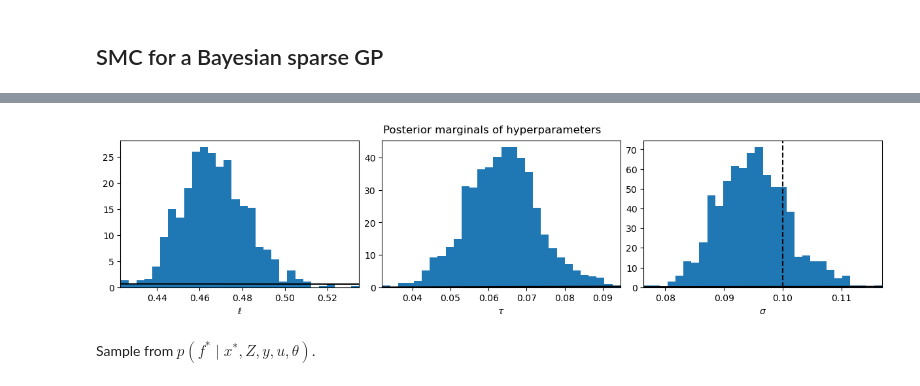
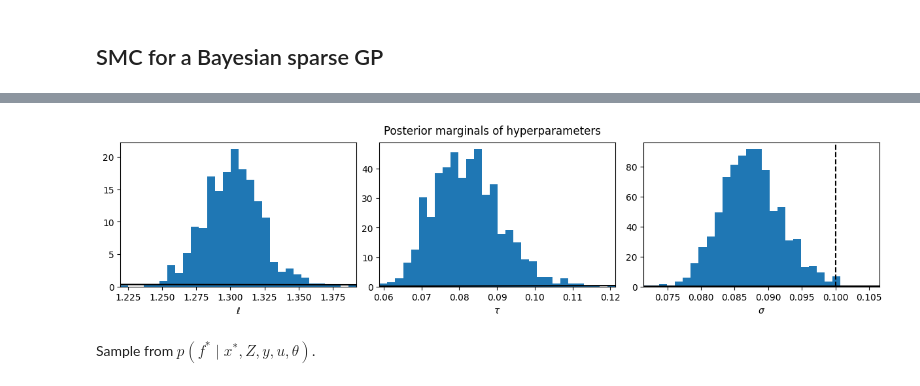
Before and after one commit to UncertaintyInComplexSystems/bamojax, a Jupyter notebook: bamojax/examples/bnp/sparse_gaussian_process_regression.ipynb, the cells around one changed output, grey strips where cells are left out. Cells and saved outputs as stored; diff of their text form; code cells hidden in the pictures.

Commit message:
Fixed BSGP FITC approximation

```diff
--- a/bamojax/examples/bnp/sparse_gaussian_process_regression.ipynb
+++ b/bamojax/examples/bnp/sparse_gaussian_process_regression.ipynb
@@ -136,10 +136,17 @@ def FITC_link_fn(x, z, u, scale, **hyperparameters):
     tau = hyperparameters['variance']
     K_xz = cov_fn(cov_params, x, z)
     K_zz = cov_fn(cov_params, z, z)
-    mean = jnp.dot(K_xz, jnp.linalg.solve(K_zz, u))
-    fitc_cov = tau*jnp.ones(n,) - jnp.diag(jnp.dot(K_xz, jnp.linalg.solve(K_zz, K_xz.T)))
 
-    return dict(loc=mean, scale=fitc_cov + scale)
+    jitter = 1e-6 * jnp.eye(K_zz.shape[0])
+    L = jnp.linalg.cholesky(K_zz + jitter)               # L = cholesky(K_zz)
+    V = jnp.linalg.solve(L, K_xz.T)             # L^-1 K_zx
+    alpha = jnp.linalg.solve(L, u)             # L^-1 u
+
+    mean = jnp.dot(V.T, alpha)                 # K_xz K_zz^-1 u
+    fitc_diag = tau*jnp.ones(n,) - jnp.sum(V**2, axis=0)
+    total_var = jnp.clip(fitc_diag, a_min=1e-6) + scale**2
+
+    return dict(loc=mean, scale=jnp.sqrt(total_var))
 
 #
 
@@ -154,8 +161,8 @@ obs_noise = BSGP.add_node(name='obs_noise', distribution=dist.TransformedDistrib
 
 x_node = BSGP.add_node(name='x', observations=x)
 # We can try different priors on the locations of the inducing points.
-# z_node = BSGP.add_node(name='z', distribution=dx.Uniform(low=0*jnp.ones(m, ), high=20*jnp.ones(m, )))
-z_node = BSGP.add_node(name='z', distribution=AscendingDistribution(min_u=0.0, max_u=20.0, num_el=m))
+z_node = BSGP.add_node(name='z', distribution=dist.Uniform(low=0*jnp.ones(m, ), high=20*jnp.ones(m, )))
+# z_node = BSGP.add_node(name='z', distribution=AscendingDistribution(min_u=0.0, max_u=20.0, num_el=m))
 u_node = BSGP.add_node(name='u', distribution=GaussianProcessFactory(mean_fn=Zero(), cov_fn=cov_fn),
                        parents=dict(input=z_node,
                                     lengthscale=lengthscale,
@@ -204,18 +211,18 @@ step_fns = dict(lengthscale=normal_random_walk,
                 z=normal_random_walk,
                 u=elliptical_slice)
 
-step_fn_params = dict(lengthscale=dict(sigma=0.2),
-                      variance=dict(sigma=1.0),
+step_fn_params = dict(lengthscale=dict(sigma=0.05),
+                      variance=dict(sigma=0.1),
                       obs_noise=dict(sigma=0.01),
                       z=dict(sigma=0.01*jnp.eye(m)),
                       u=dict(implied_mvn_prior=True, name='elliptical_slice'))
 
 gibbs = gibbs_sampler(BSGP, step_fns=step_fns, step_fn_params=step_fn_params)
 
-key, subkey = jrnd.split(key)
+key = jrnd.PRNGKey(0)
 
 engine = SMCInference(model=BSGP, mcmc_kernel=gibbs, num_particles=num_particles, num_mutations=num_mcmc_steps, return_diagnostics=True)
-result = engine.run(subkey)
+result = engine.run(key)
 
 final_info = result['final_info']
 lml = result['lml']
@@ -230,24 +246,24 @@ print('number of SMC iterations:', n_iter)
 # %%
 symbols = [r'\ell', r'\tau', r'\sigma']
 names = ['lengthscale', 'variance', 'obs_noise']
 _, axes = plt.subplots(nrows=1, ncols=3, figsize=(12, 3), constrained_layout=True)
 res = 300
 
 for name, ax, symbol in zip(names, axes, symbols):
     vals = final_state.particles[name].flatten()
     ax.hist(vals, bins=30, density=True)
     min_val, max_val = jnp.min(vals), jnp.max(vals)
     xrange = jnp.linspace(min_val, max_val, num=res)
-    prior_pdf = BSGP.nodes[name].get_distribution().prob(xrange)
+    prior_pdf = jnp.exp(BSGP.nodes[name].get_distribution().log_prob(xrange))
     ax.plot(xrange, prior_pdf, color='k')
     ax.set_xlim([min_val, max_val])
     ax.set_xlabel(fr'${symbol}$')
 
 axes[2].axvline(x=sigma, color='k', ls='--')
 
 plt.suptitle('Posterior marginals of hyperparameters');
 # %% [output]
-[figure, old version]
+[figure, new version]
 # %% [markdown]
 Sample from $p(f^*\mid x^*, Z, y, u, \theta)$.
 # %%
```
Also changed, not shown: parts of 6 cells of this notebook.
